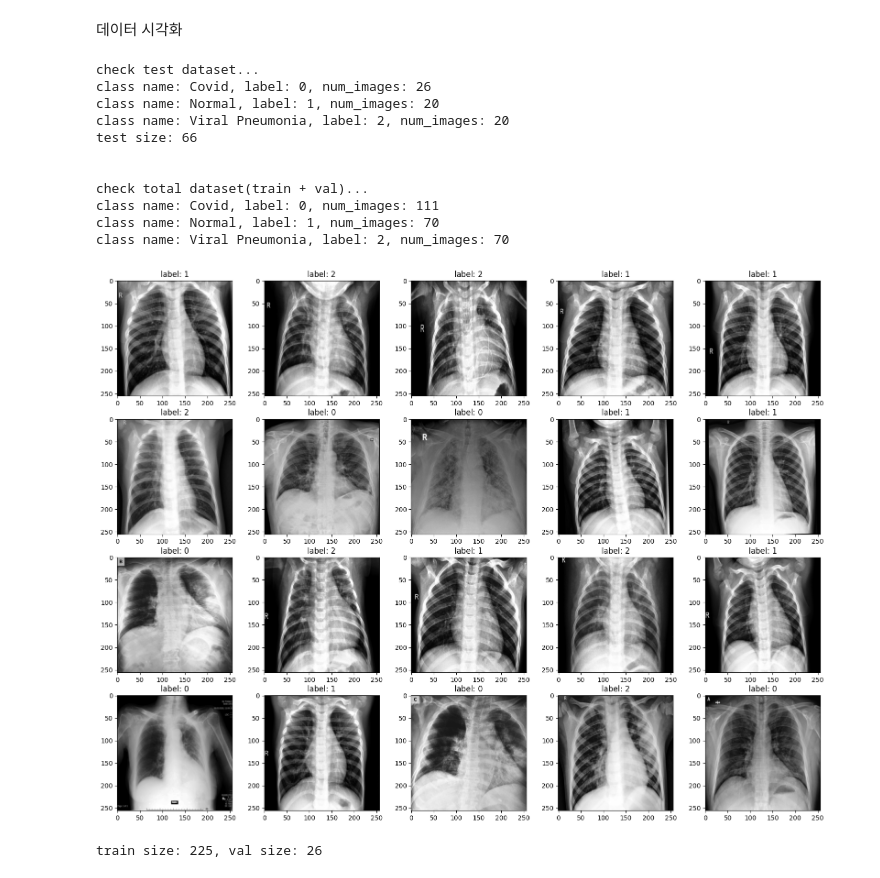
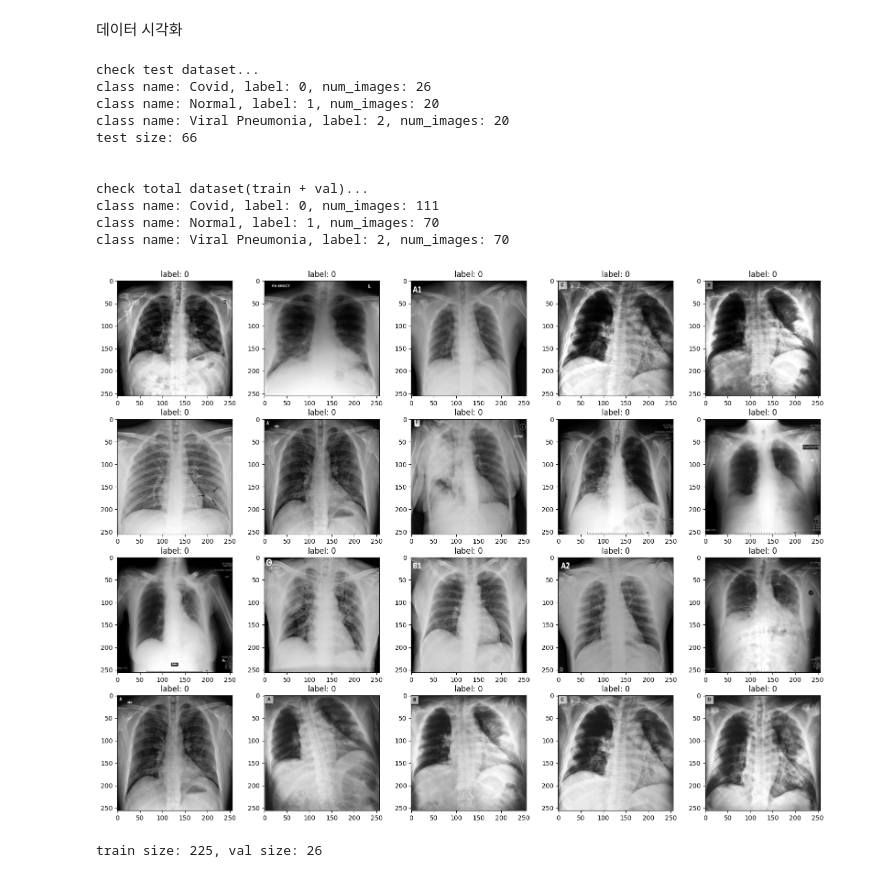
Before and after one commit to bellbpng/Covid19_image_classification_Kaggle, a Jupyter notebook: covid19-classification.ipynb, the cells around one changed output. Drawn from its saved outputs; the diff is of its cells as text; code cells hidden in the pictures.

```diff
--- a/covid19-classification.ipynb
+++ b/covid19-classification.ipynb
@@ -76,40 +76,40 @@ print('check test dataset...')
 test_transforms = transforms.Compose([transforms.Resize((256,256)),transforms.ToTensor()])
 test_dataset = CustomDataset('./test',test_transforms)
 print('test size: {}'.format(test_dataset.num_images))
-test_loader = DataLoader(test_dataset, batch_size=20, shuffle=True)
+test_loader = DataLoader(test_dataset, batch_size=20, shuffle=False)
 
 plt.figure(figsize=(20,15))
 to_image = transforms.ToPILImage()
 for item in test_loader:
     images = item['image']
     labels = item['label']
 
     for idx, img in enumerate(images):
         img = to_image(img)
         plt.subplot(4,5,idx+1)
         plt.title('label: {}'.format(labels[idx]))
         plt.imshow(img,cmap='gray')
 
     break
 
 
 print('\n')
 print('check total dataset(train + val)...')
 train_transforms=transforms.Compose([transforms.Resize((256,256)),transforms.RandomRotation(10),transforms.ToTensor()])
 total_dataset = CustomDataset('./train', train_transforms)
 # %% [output]
 check test dataset...
 class name: Covid, label: 0, num_images: 26
 class name: Normal, label: 1, num_images: 20
 class name: Viral Pneumonia, label: 2, num_images: 20
 test size: 66
 
 
 check total dataset(train + val)...
 class name: Covid, label: 0, num_images: 111
 class name: Normal, label: 1, num_images: 70
 class name: Viral Pneumonia, label: 2, num_images: 70
-[figure, old version]
+[figure, new version]
 # %%
 # 데이터셋 분할
 train_size=int(total_dataset.num_images*0.9)
```
Also changed, not shown: parts of 1 cell of this notebook.
